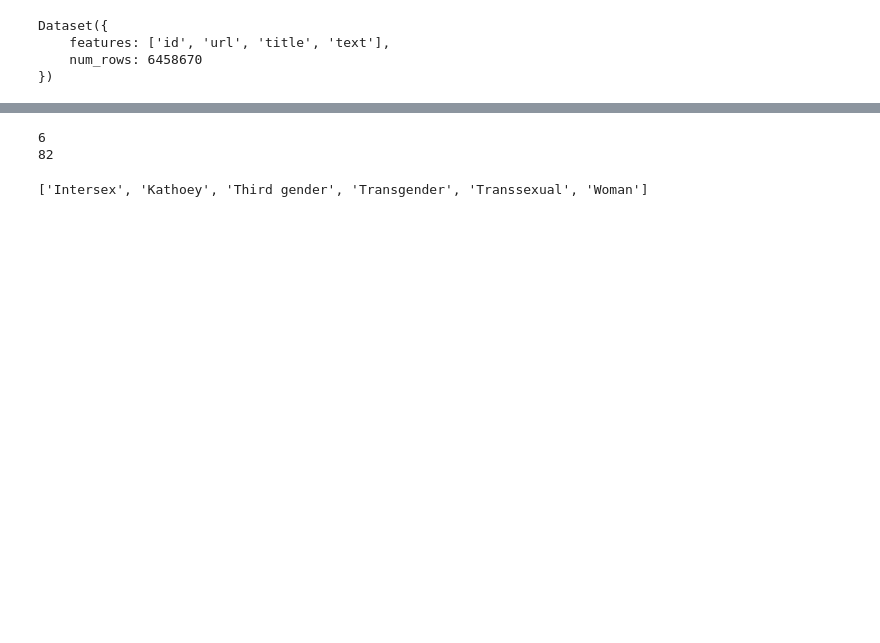
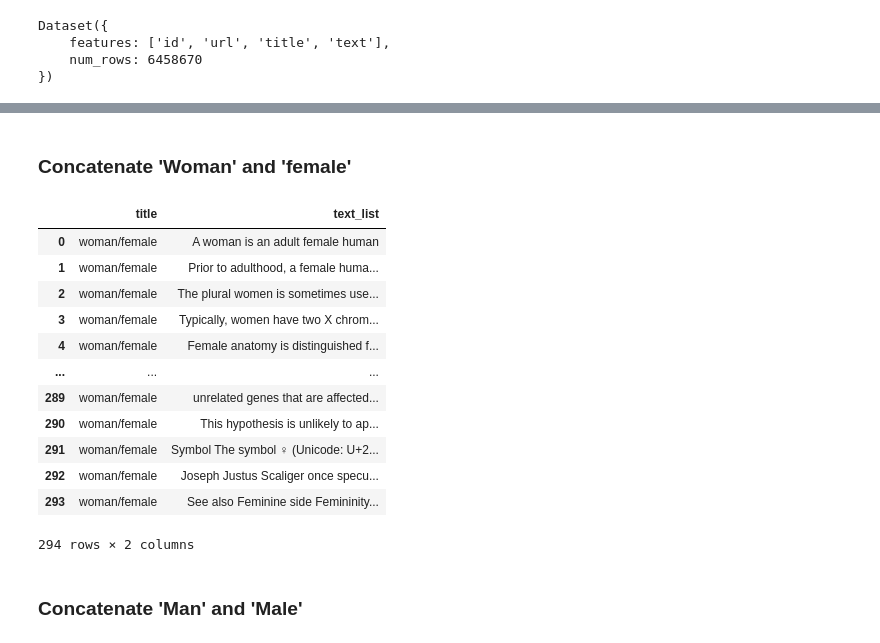
Before and after one commit to gaunby/master_project, a Jupyter notebook: notebooks/KG_create_concepts.ipynb, the cells around one changed output, grey strips where cells are left out. Saved outputs shown, nothing was run; the diff lists cells and outputs as text; code cells hidden in the pictures; blank space fills up the shorter version.

Commit message:
Download concept data

```diff
--- a/notebooks/KG_create_concepts.ipynb
+++ b/notebooks/KG_create_concepts.ipynb
@@ -188,11 +204,40 @@ for i in range(len(list_of_interest)):
-# %%
-print(count_datasets)
-print(len(list_of_sports))
-concept_list
-# %% [output]
-6
-82
-['Intersex', 'Kathoey', 'Third gender', 'Transgender', 'Transsexual', 'Woman']
-# %%
-path_dir = '/work3/s174498/concept_random_dataset/wikipedia_20220301/concepts/Cycling'
-wikipedia = load_from_disk(path_dir)
+# %% [markdown]
+### Concatenate 'Woman' and 'female'
+# %%
+idx_woman = titles.index('Woman')
+idx_female = titles.index('Female')
+
+# Clean up data (\n references in wiki article)
+text_clean = wikipedia[idx_woman]["text"].replace('\n\n', ' ')
+text_clean2 = text_clean.replace('\n', ' ')
+w_phrase_to_list = text_clean2.split(". ")
+
+text_clean = wikipedia[idx_female]["text"].replace('\n\n', ' ')
+text_clean2 = text_clean.replace('\n', ' ')
+f_phrase_to_list = text_clean2.split(". ")
+
+concatenate_phrases = w_phrase_to_list + f_phrase_to_list
+
+df = pd.DataFrame({'title': "woman/female", 'text_list': concatenate_phrases})
+data_concept = Dataset(pa.Table.from_pandas(df))
+
+# save data
+data_concept.save_to_disk('/work3/s174498/concept_random_dataset/wikipedia_20220301/gender_concepts/' + 'woman/female')
+# %%
+df
+# %% [output]
+|  | title | text_list |
+| 0 | woman/female | A woman is an adult female human |
+| 1 | woman/female | Prior to adulthood, a female huma... |
+| 2 | woman/female | The plural women is sometimes use... |
+| 3 | woman/female | Typically, women have two X chrom... |
+| 4 | woman/female | Female anatomy is distinguished f... |
+| ... | ... | ... |
+| 289 | woman/female | unrelated genes that are affected... |
+| 290 | woman/female | This hypothesis is unlikely to ap... |
+| 291 | woman/female | Symbol The symbol ♀ (Unicode: U+2... |
+| 292 | woman/female | Joseph Justus Scaliger once specu... |
+| 293 | woman/female | See also Feminine side Femininity... |
+294 rows × 2 columns
+# %% [markdown]
+### Concatenate 'Man' and 'Male'
```
Also changed, not shown: parts of 5 cells of this notebook, 1 other file.
